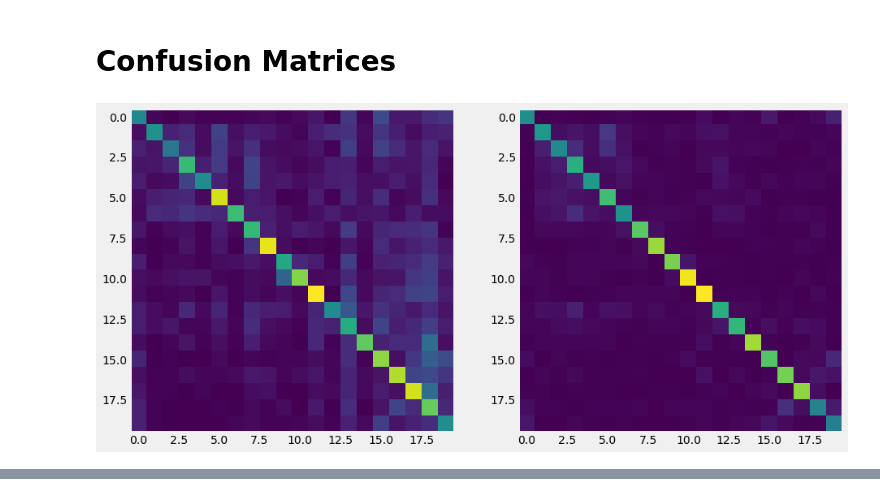
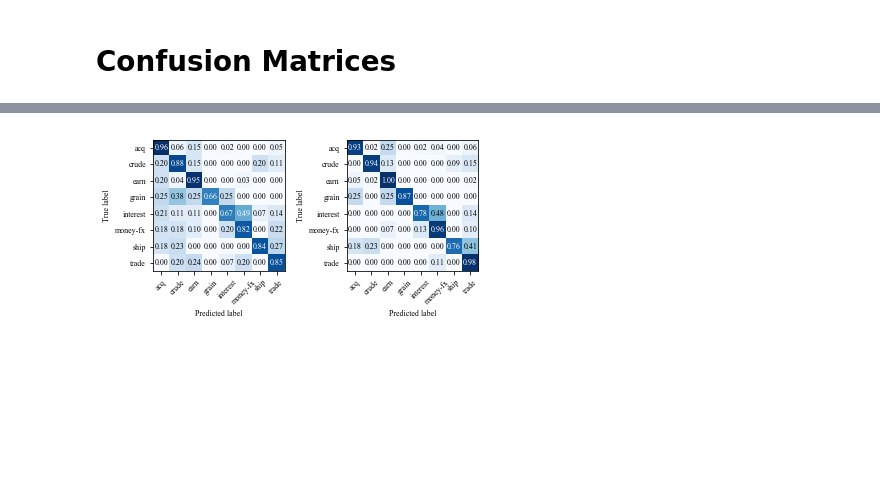
Before and after one commit to MIR-MU/regularized-embeddings, a Jupyter notebook: experiments.ipynb, the cells around one changed output, grey strips where cells are left out. Drawn from its saved outputs; the diff is of its cells as text; code cells hidden in the pictures; blank space fills up the shorter version.

```diff
--- a/experiments.ipynb
+++ b/experiments.ipynb
@@ -139,19 +134,50 @@ plt.show()
 [figure]
 # %% [markdown]
 # Confusion Matrices
-# %%
-fig = plt.figure(figsize=(14, 14))
-
-ax = fig.add_subplot(121)
-result = results['20news'][('vsm', 'bow', 'inner_product', 32)]
-ax.imshow(result.confusion_matrix, interpolation='nearest')
-ax.grid(None)
-
-ax = fig.add_subplot(122)
-result = results['20news'][('sparse_soft_vsm', 'tfidf', 'inner_product', 1)]
-ax.imshow(result.confusion_matrix, interpolation='nearest')
-ax.grid(None)
-
-plt.show()
-# %% [output]
-[figure, removed]
+# %%
+from itertools import product
+
+import numpy as np
+
+from common import ClassificationResult
+
+alpha = 0.6
+classes = ('acq', 'crude', 'earn', 'grain', 'interest',  'money-fx', 'ship', 'trade')
+tick_marks = np.arange(len(classes))
+
+fig = plt.figure(figsize=(5.5, 5.5))
+
+ax = fig.add_subplot(121)
+result = ClassificationResult.from_file('reuters-dense_soft_vsm-tfidf-inner_product-32')
+confusion_matrix = result.confusion_matrix / result.confusion_matrix.sum(axis=1)[:, np.newaxis]
+confusion_matrix = confusion_matrix**alpha
+plt.xticks(tick_marks, classes, rotation=45)
+plt.yticks(tick_marks, classes)
+ax.imshow(confusion_matrix, interpolation='nearest', cmap=plt.cm.Blues)
+thresh = confusion_matrix.max() / 2.0
+for i, j in product(range(confusion_matrix.shape[0]), range(confusion_matrix.shape[1])):
+    text = format(confusion_matrix[i, j], '.2f')
+    color = "white" if confusion_matrix[i, j] > thresh else "black"
+    plt.text(j, i, text, horizontalalignment="center", verticalalignment="center", color=color)
+plt.ylabel('True label')
+plt.xlabel('Predicted label')
+
+ax = fig.add_subplot(122)
+result = ClassificationResult.from_file('reuters-sparse_soft_vsm-tfidf-inner_product-1')
+confusion_matrix = result.confusion_matrix / result.confusion_matrix.sum(axis=1)[:, np.newaxis]
+confusion_matrix = confusion_matrix**alpha
+plt.xticks(tick_marks, classes, rotation=45)
+plt.yticks(tick_marks, classes)
+ax.imshow(confusion_matrix, interpolation='nearest', cmap=plt.cm.Blues)
+thresh = confusion_matrix.max() / 2.0
+for i, j in product(range(confusion_matrix.shape[0]), range(confusion_matrix.shape[1])):
+    text = format(confusion_matrix[i, j], '.2f')
+    color = "white" if confusion_matrix[i, j] > thresh else "black"
+    plt.text(j, i, text, horizontalalignment="center", verticalalignment="center", color=color)
+plt.ylabel('True label')
+plt.xlabel('Predicted label')
+
+plt.tight_layout()
+plt.savefig('figures/classification-confusion_matrices.pdf')
+plt.show()
+# %% [output]
@@ -157,0 +186 @@ plt.show()
+[figure, added]
```
Also changed, not shown: parts of 5 cells of this notebook, 2 other files.
